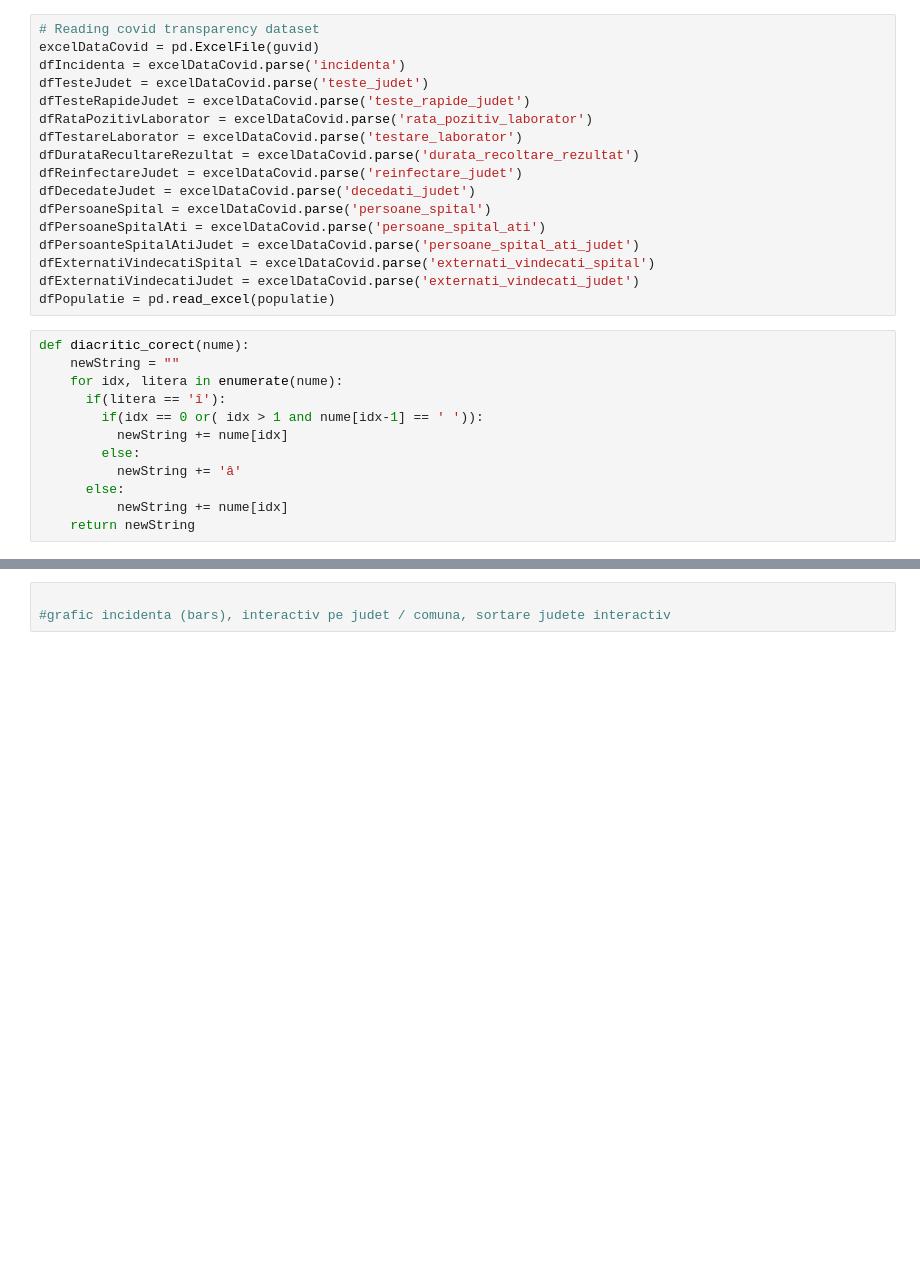
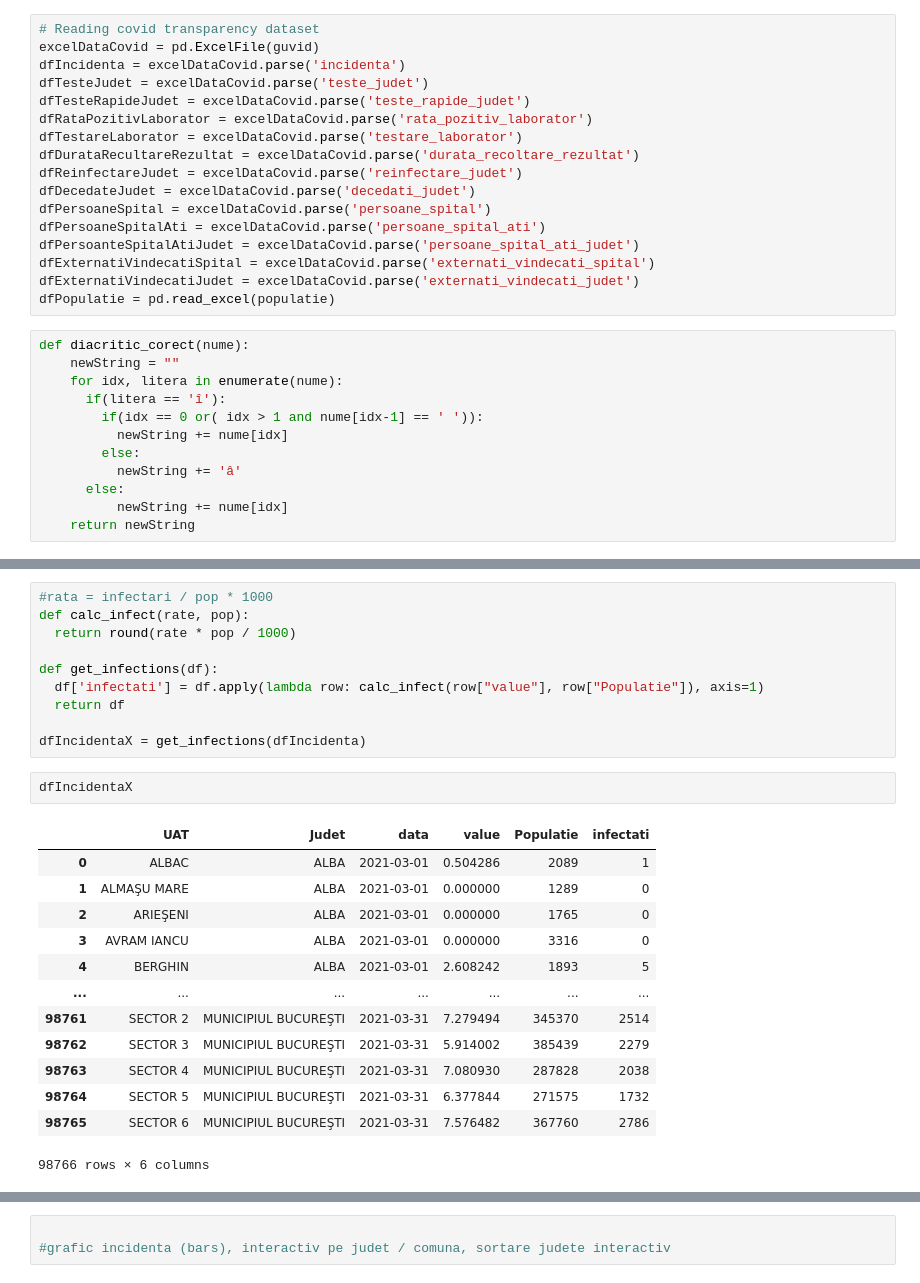
Before and after one commit to Eduard6421/CoronaLens, a Jupyter notebook: Data_Visualisation.ipynb, the cells around one changed output, grey strips where cells are left out. Drawn from its saved outputs; the diff is of its cells as text; blank space fills up the shorter version.

```diff
--- a/Data_Visualisation.ipynb
+++ b/Data_Visualisation.ipynb
@@ -197,0 +269,26 @@ vaccineDf = excelDataVaccine.parse('ag-grid')
+# %%
+#rata = infectari / pop * 1000
+def calc_infect(rate, pop):
+  return round(rate * pop / 1000)
+
+def get_infections(df):
+  df['infectati'] = df.apply(lambda row: calc_infect(row["value"], row["Populatie"]), axis=1)
+  return df
+
+dfIncidentaX = get_infections(dfIncidenta)
+# %%
+dfIncidentaX
+# %% [output]
+|  | UAT | Judet | data | value | Populatie | infectati |
+| 0 | ALBAC | ALBA | 2021-03-01 | 0.504286 | 2089 | 1 |
+| 1 | ALMAŞU MARE | ALBA | 2021-03-01 | 0.000000 | 1289 | 0 |
+| 2 | ARIEŞENI | ALBA | 2021-03-01 | 0.000000 | 1765 | 0 |
+| 3 | AVRAM IANCU | ALBA | 2021-03-01 | 0.000000 | 3316 | 0 |
+| 4 | BERGHIN | ALBA | 2021-03-01 | 2.608242 | 1893 | 5 |
+| ... | ... | ... | ... | ... | ... | ... |
+| 98761 | SECTOR 2 | MUNICIPIUL BUCUREŞTI | 2021-03-31 | 7.279494 | 345370 | 2514 |
+| 98762 | SECTOR 3 | MUNICIPIUL BUCUREŞTI | 2021-03-31 | 5.914002 | 385439 | 2279 |
+| 98763 | SECTOR 4 | MUNICIPIUL BUCUREŞTI | 2021-03-31 | 7.080930 | 287828 | 2038 |
+| 98764 | SECTOR 5 | MUNICIPIUL BUCUREŞTI | 2021-03-31 | 6.377844 | 271575 | 1732 |
+| 98765 | SECTOR 6 | MUNICIPIUL BUCUREŞTI | 2021-03-31 | 7.576482 | 367760 | 2786 |
+98766 rows × 6 columns
```
Also changed, not shown: parts of 22 cells of this notebook.
